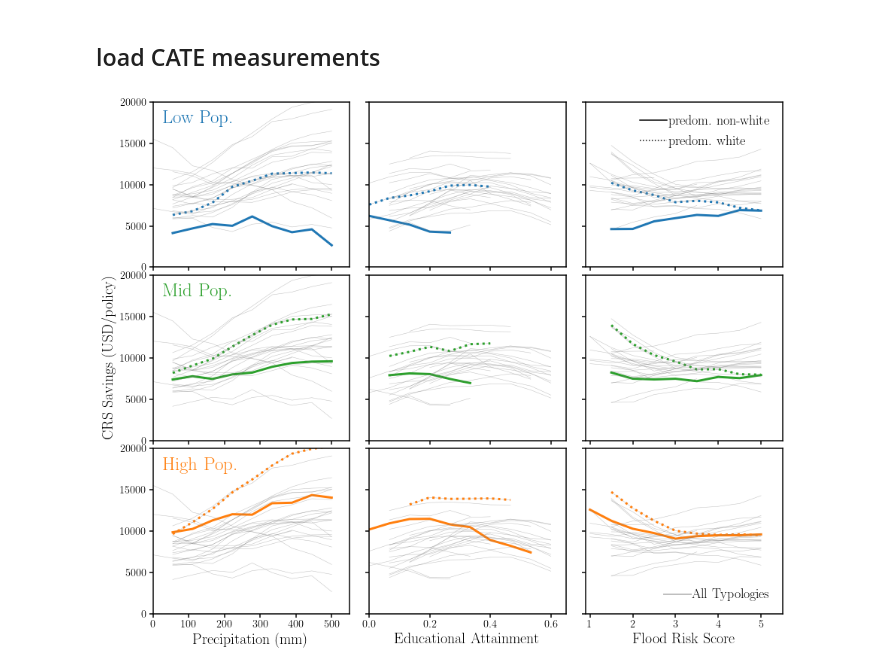
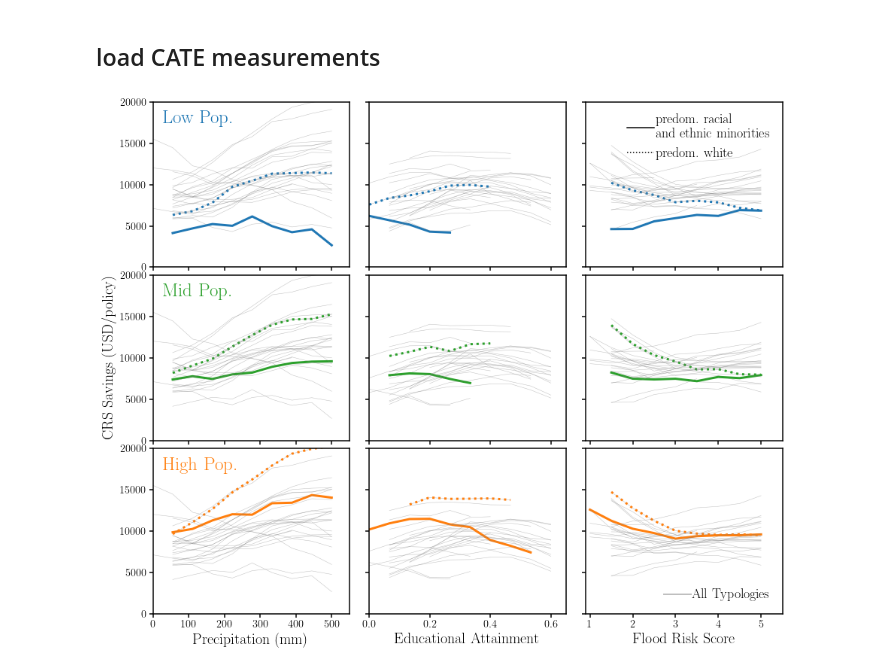
Before and after one commit to changhoonhahn/causalCRS, a Jupyter notebook: nb/cate_diversity.ipynb, the cells around one changed output. Saved outputs shown, nothing was run; the diff lists cells and outputs as text; code cells hidden in the pictures.

```diff
--- a/nb/cate_diversity.ipynb
+++ b/nb/cate_diversity.ipynb
@@ -57,32 +57,32 @@ for ii in range(3):
                         if ii == 0 and ii_covar == 2 and _i == 54:
                             sub.plot([], [], c='k', ls='-', lw=3, label='High Diversity')
                             sub.plot([], [], c='k', ls=':', lw=3, label='Low Diversity')
 
                             sub.legend(loc='upper right', fontsize=20)
 
                         if ii == 2:
                             sub.set_xlabel(['Precipitation (mm)', 'Flood Risk Score', 'Median Household Income (dollars)', 'Population',
                                         'Renter Fraction', 'Educational Attainment', 'White Fraction'][i_covar], fontsize=20)
                         else:
                             sub.set_xticklabels([])
                         sub.set_xlim(_ranges[i_covar][0], _ranges[i_covar][1])
                         sub.set_ylim(0., 20000.)
                         if i_covar not in [0]: sub.set_yticklabels([])
                     _i += 1
 
         if ii_covar == 2 and ii == 0:
-            sub.plot([], [], color='k', ls='-', label='predom.~non-white')
+            sub.plot([], [], color='k', ls='-', label='predom.~racial'+'\n'+'and ethnic minorities')
             sub.plot([], [], color='k', ls=':', label='predom.~white')
             sub.legend(loc='upper right', handletextpad=0.1, fontsize=18)
 
         if ii_covar == 2 and ii == 2:
             sub.plot([], [], c='gray', alpha=0.5, lw=2, label='All Typologies')
             sub.legend(loc='lower right', fontsize=18, handletextpad=0.1)
 
 bkgd = fig.add_subplot(111, frameon=False)
 bkgd.tick_params(labelcolor='none', top=False, bottom=False, left=False, right=False)
 bkgd.set_ylabel(r'CRS Savings (USD/policy)', fontsize=20, labelpad=22)
 fig.subplots_adjust(wspace=0.1, hspace=0.05)
 fig.savefig('cate_diversity.pdf', bbox_inches='tight')
 # %% [output]
-[figure, old version]
+[figure, new version]
```
Also changed, not shown: 1 other file.
